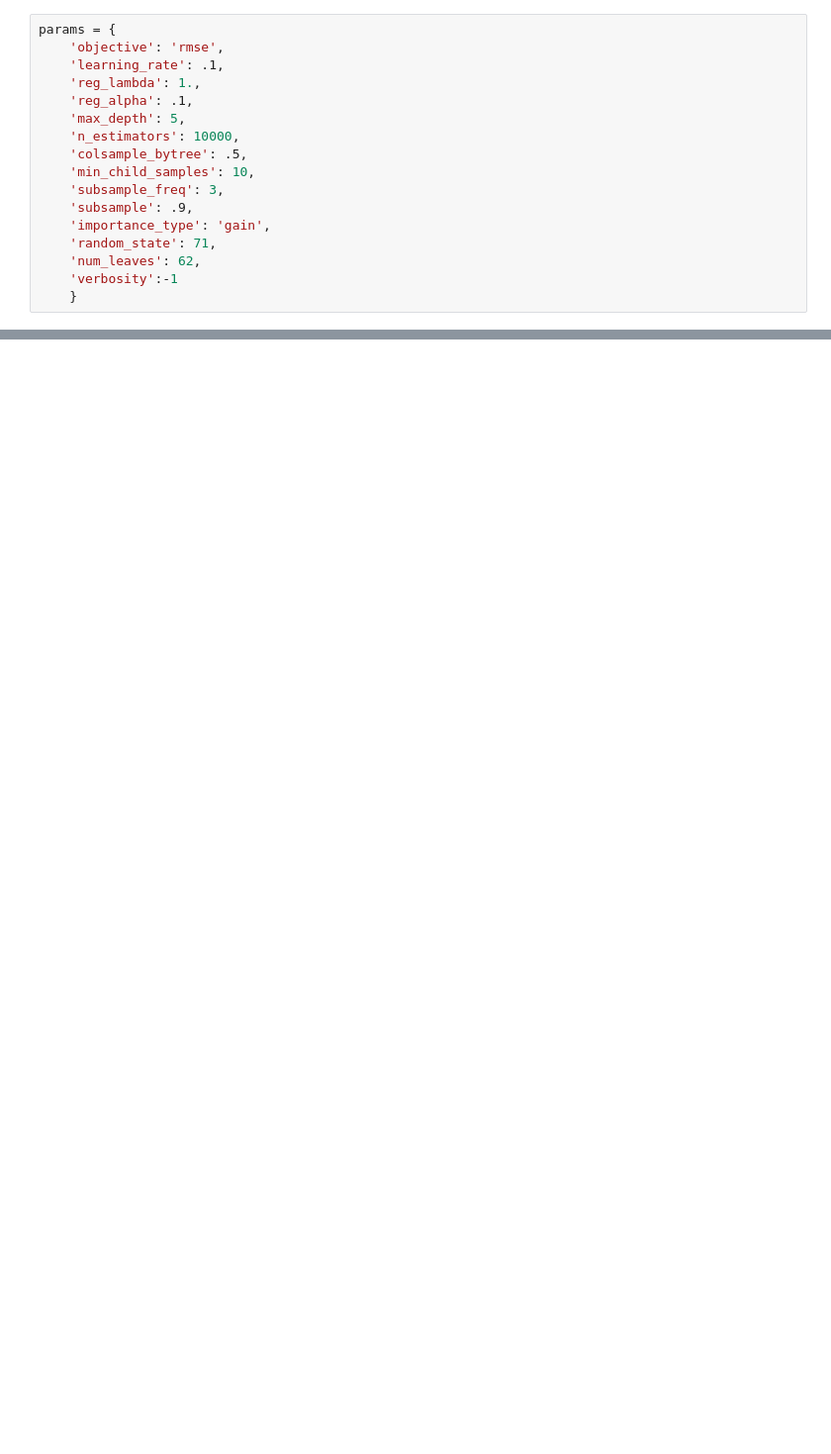
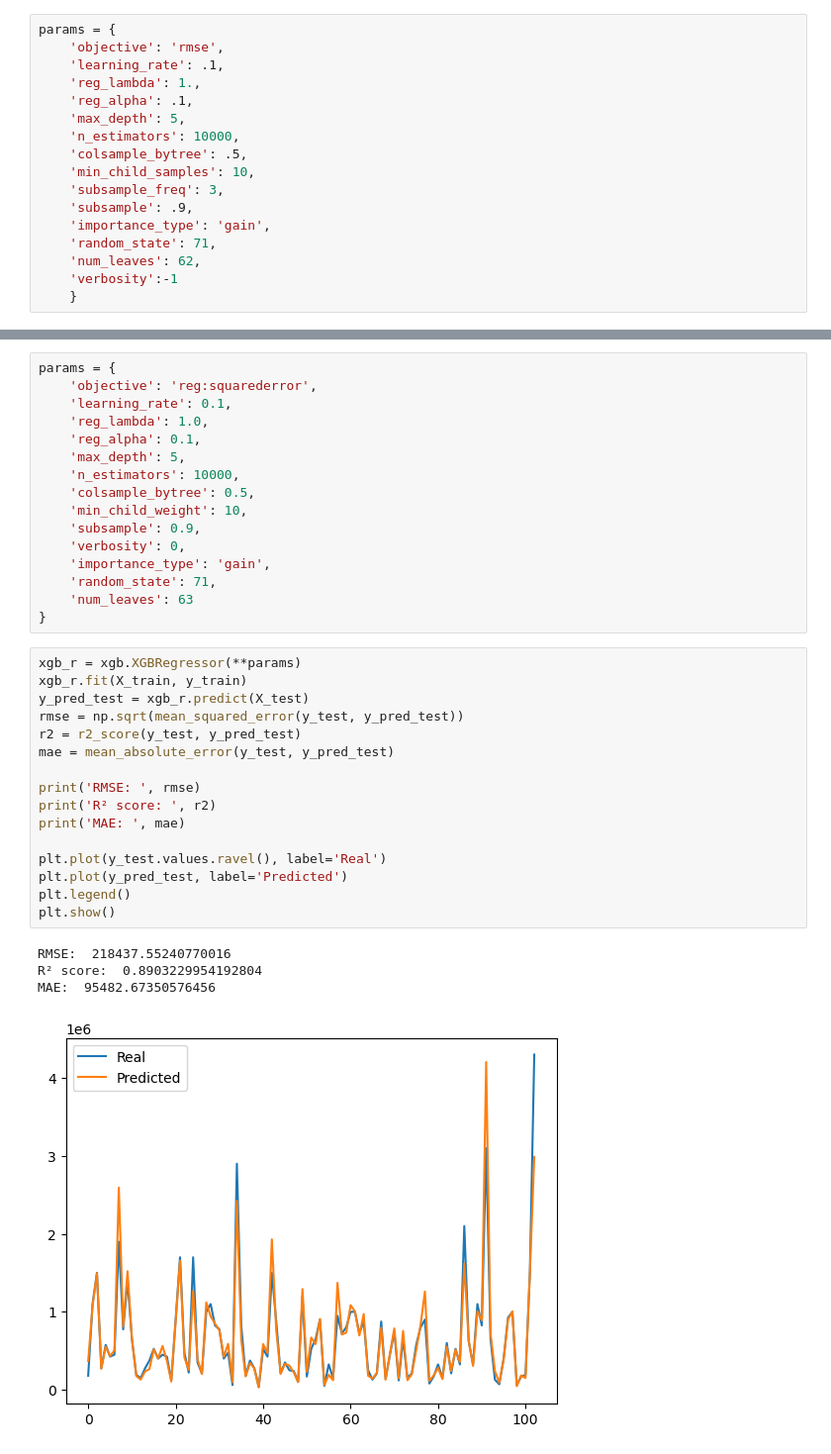
Before and after one commit to yter47/ExjobbKod, a Jupyter notebook: LightGBMNotebookTest-1.ipynb, the cells around one changed output, grey strips where cells are left out. Shown at 99% size. Saved outputs shown, nothing was run; the diff lists cells and outputs as text; blank space fills up the shorter version.

```diff
--- a/LightGBMNotebookTest-1.ipynb
+++ b/LightGBMNotebookTest-1.ipynb
@@ -167,0 +278,37 @@ plt.show()
+# %%
+params = {
+    'objective': 'reg:squarederror',
+    'learning_rate': 0.1,
+    'reg_lambda': 1.0,
+    'reg_alpha': 0.1,
+    'max_depth': 5,
+    'n_estimators': 10000,
+    'colsample_bytree': 0.5,
+    'min_child_weight': 10,
+    'subsample': 0.9,
+    'verbosity': 0,
+    'importance_type': 'gain',
+    'random_state': 71,
+    'num_leaves': 63
+}
+# %%
+xgb_r = xgb.XGBRegressor(**params)
+xgb_r.fit(X_train, y_train)
+y_pred_test = xgb_r.predict(X_test)
+rmse = np.sqrt(mean_squared_error(y_test, y_pred_test))
+r2 = r2_score(y_test, y_pred_test)
+mae = mean_absolute_error(y_test, y_pred_test)
+
+print('RMSE: ', rmse)
+print('R² score: ', r2)
+print('MAE: ', mae)
+
+plt.plot(y_test.values.ravel(), label='Real')
+plt.plot(y_pred_test, label='Predicted')
+plt.legend()
+plt.show()
+# %% [output]
+RMSE:  218437.55240770016
+R² score:  0.8903229954192804
+MAE:  95482.67350576456
+[figure, added]
```
Also changed, not shown: parts of 17 cells of this notebook.
